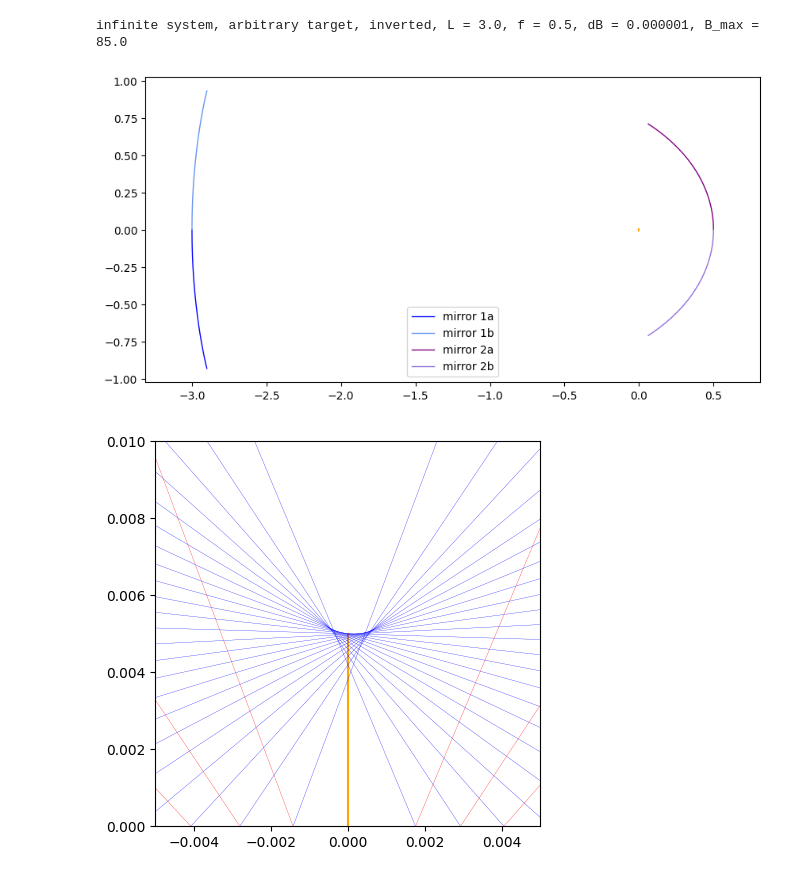
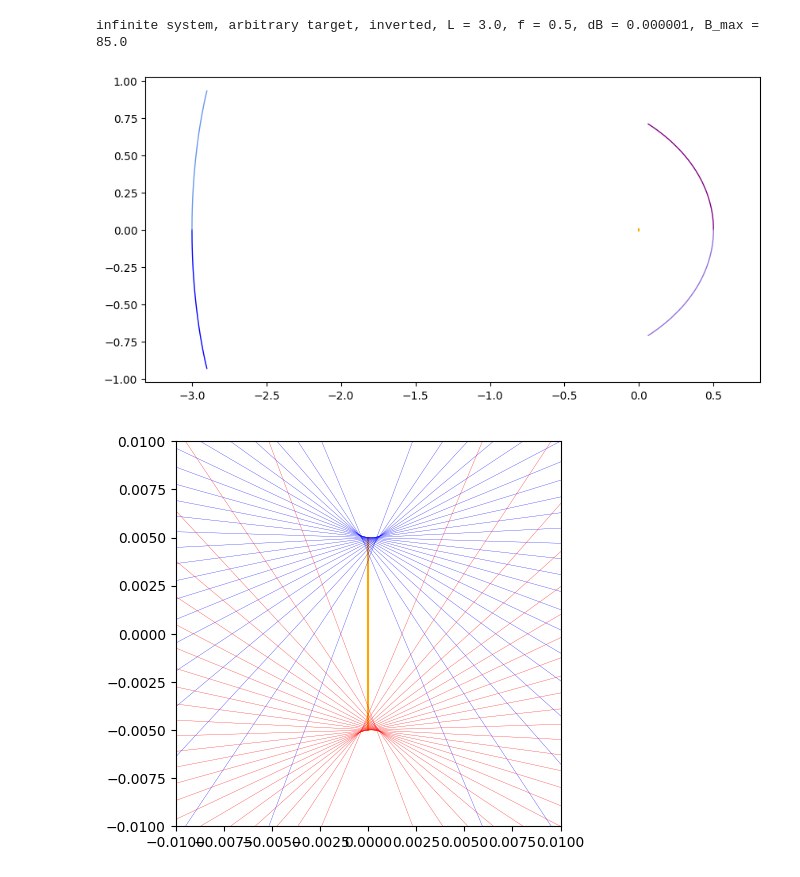
Before and after one commit to ssteinberg/solar_optical_concentrator, a Jupyter notebook: plotinfarb.ipynb, the cells around one changed output. Saved outputs shown, nothing was run; the diff lists cells and outputs as text; code cells hidden in the pictures.

Commit message:
updated plots

```diff
--- a/plotinfarb.ipynb
+++ b/plotinfarb.ipynb
@@ -3,16 +3,18 @@ import numpy as np
 import matplotlib.pyplot as plt
 import matplotlib
 matplotlib.rc('figure', figsize = (10, 5))
+# %%
+inv, L, f, dB, B_max = np.loadtxt('datainfarb/input.csv', delimiter = ',')
+mirror1a = np.loadtxt('datainfarb/mirror1a.csv', delimiter = ',')
+mirror1b = np.loadtxt('datainfarb/mirror1b.csv', delimiter = ',')
+mirror2a = np.loadtxt('datainfarb/mirror2a.csv', delimiter = ',')
+mirror2b = np.loadtxt('datainfarb/mirror2b.csv', delimiter = ',')
+
+inverted_text = "inverted" if inv else "not inverted"
+print(f"infinite system, arbitrary target, {inverted_text}, L = {L}, f = {f}, dB = {dB :.6f}, B_max = {B_max}")
+# %% [output]
+infinite system, arbitrary target, inverted, L = 3.0, f = 0.5, dB = 0.000001, B_max = 85.0
 # %%
-inv, L, f, dB, B_max = np.loadtxt('datainfarb/input.csv', delimiter = ',')
-mirror1a = np.loadtxt('datainfarb/mirror1a.csv', delimiter = ',')
-mirror1b = np.loadtxt('datainfarb/mirror1b.csv', delimiter = ',')
-mirror2a = np.loadtxt('datainfarb/mirror2a.csv', delimiter = ',')
-mirror2b = np.loadtxt('datainfarb/mirror2b.csv', delimiter = ',')
-
-inverted_text = "inverted" if inv else "not inverted"
-print(f"infinite system, arbitrary target, {inverted_text}, L = {L}, f = {f}, dB = {dB :.6f}, B_max = {B_max}")
-
 plt.plot([0, 0], [-0.005, 0.005], c = 'orange')
 # plt.plot([1, -2, 0, 1], [1, 0, -1, 1])
 
@@ -22,31 +24,29 @@ plt.plot(mirror2a[:, 0], mirror2a[:, 1], linewidth = 1, c = 'purple', label = 'm
 plt.plot(mirror2b[:, 0], mirror2b[:, 1], linewidth = 1, c = 'mediumpurple', label = 'mirror 2b')
 
 plt.axis('equal')
-plt.legend()
 plt.show()
 # %% [output]
-infinite system, arbitrary target, inverted, L = 3.0, f = 0.5, dB = 0.000001, B_max = 85.0
-[figure, old version]
+[figure, new version]
 # %%
 extr1 = np.loadtxt('datainfarb/extrinf1.csv', delimiter = ',')
 extr2 = np.loadtxt('datainfarb/extrinf2.csv', delimiter = ',')
 
 plt.plot([0, 0], [-0.005, 0.005], c = 'orange')
 
 plt.plot(mirror1a[:, 0], mirror1a[:, 1], linewidth = 1, c = 'blue', label = 'mirror 1a')
 plt.plot(mirror1b[:, 0], mirror1b[:, 1], linewidth = 1, c = 'cornflowerblue', label = 'mirror 1b')
 plt.plot(mirror2a[:, 0], mirror2a[:, 1], linewidth = 1, c = 'purple', label = 'mirror 2a')
 plt.plot(mirror2b[:, 0], mirror2b[:, 1], linewidth = 1, c = 'mediumpurple', label = 'mirror 2b')
 
 for row in extr1: plt.plot([row[0], row[2]], [row[1], row[3]], linewidth = 0.2, c = 'blue')
 for row in extr2: plt.plot([row[0], row[2]], [row[1], row[3]], linewidth = 0.2, c = 'red')
 
 # plt.axis('equal')
 plt.axis('square')
-# zoom = 0.01
-# plt.axis([-zoom, zoom, -zoom, zoom])
-zoom = 0.005
-plt.axis([-zoom, zoom, 0.005 - zoom, 0.005 + zoom])
+zoom = 0.01
+plt.axis([-zoom, zoom, -zoom, zoom])
+# zoom = 0.005
+# plt.axis([-zoom, zoom, 0.005 - zoom, 0.005 + zoom])
 plt.show()
 # %% [output]
-[figure, old version]
+[figure, new version]
```
Also changed, not shown: 1 other file.
